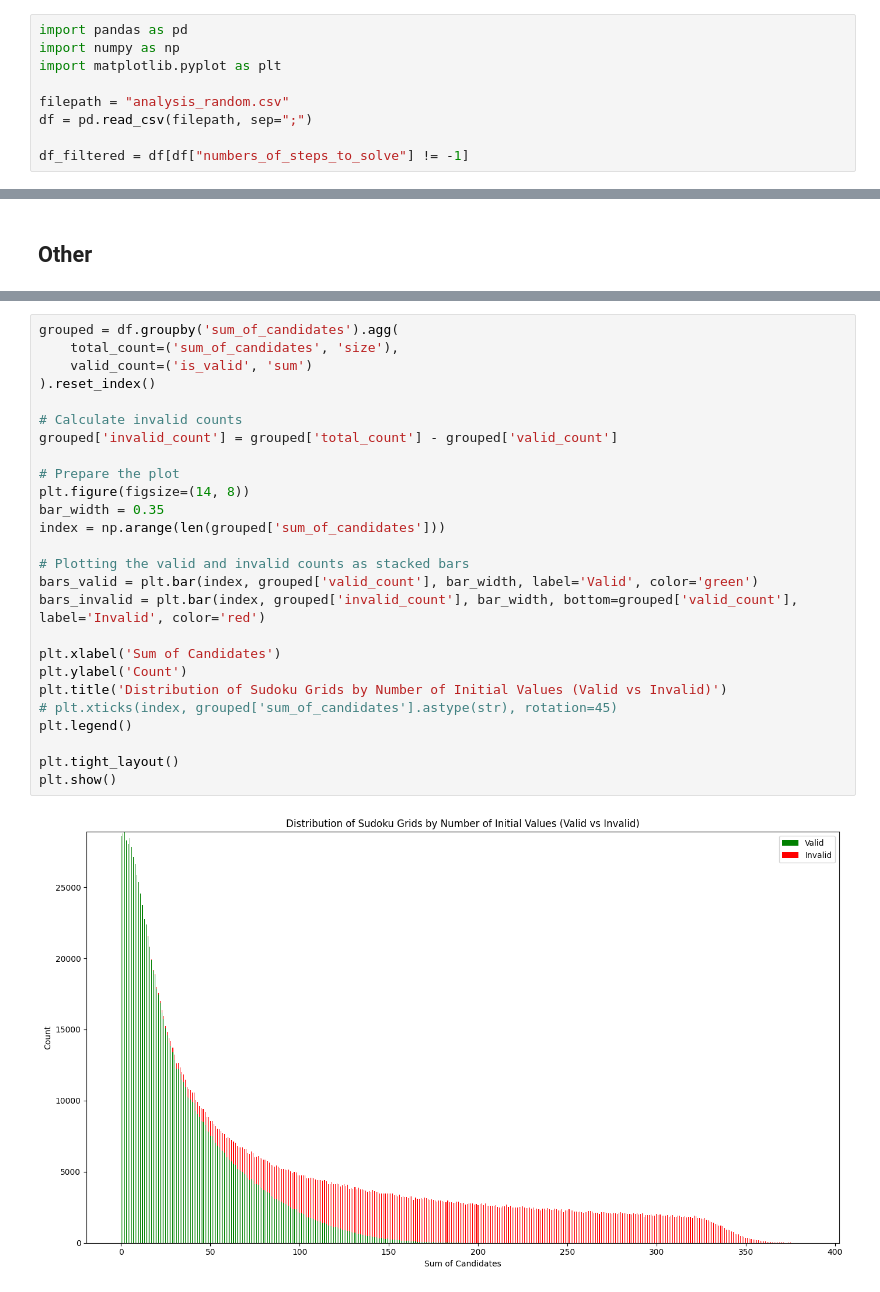
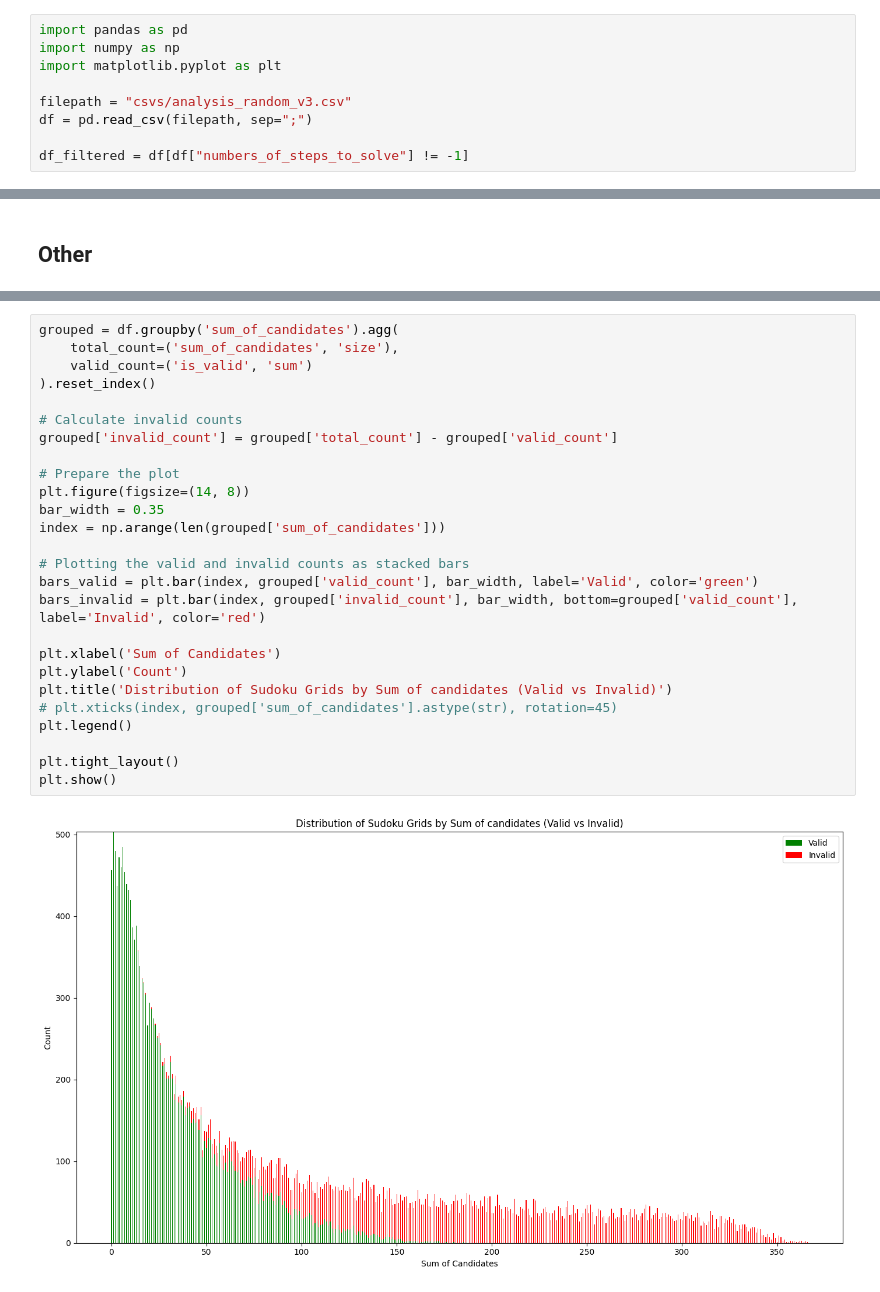
Before and after one commit to Adik8688/sudoku_major_project, a Jupyter notebook: analysis.ipynb, the cells around one changed output, grey strips where cells are left out. Drawn from its saved outputs; the diff is of its cells as text.

Commit message:
another approach to generating grids

```diff
--- a/analysis.ipynb
+++ b/analysis.ipynb
@@ -3,7 +3,7 @@ import pandas as pd
 import numpy as np
 import matplotlib.pyplot as plt
 
-filepath = "analysis_random.csv"
+filepath = "csvs/analysis_random_v3.csv"
 df = pd.read_csv(filepath, sep=";")
 
 df_filtered = df[df["numbers_of_steps_to_solve"] != -1]
@@ -149,28 +157,28 @@ plt.show()
 # %%
 grouped = df.groupby('sum_of_candidates').agg(
     total_count=('sum_of_candidates', 'size'),
     valid_count=('is_valid', 'sum')
 ).reset_index()
 
 # Calculate invalid counts
 grouped['invalid_count'] = grouped['total_count'] - grouped['valid_count']
 
 # Prepare the plot
 plt.figure(figsize=(14, 8))
 bar_width = 0.35
 index = np.arange(len(grouped['sum_of_candidates']))
 
 # Plotting the valid and invalid counts as stacked bars
 bars_valid = plt.bar(index, grouped['valid_count'], bar_width, label='Valid', color='green')
 bars_invalid = plt.bar(index, grouped['invalid_count'], bar_width, bottom=grouped['valid_count'], label='Invalid', color='red')
 
 plt.xlabel('Sum of Candidates')
 plt.ylabel('Count')
-plt.title('Distribution of Sudoku Grids by Number of Initial Values (Valid vs Invalid)')
+plt.title('Distribution of Sudoku Grids by Sum of candidates (Valid vs Invalid)')
 # plt.xticks(index, grouped['sum_of_candidates'].astype(str), rotation=45)
 plt.legend()
 
 plt.tight_layout()
 plt.show()
 # %% [output]
-[figure, old version]
+[figure, new version]
```
Also changed, not shown: parts of 15 cells of this notebook, 5 other files.
